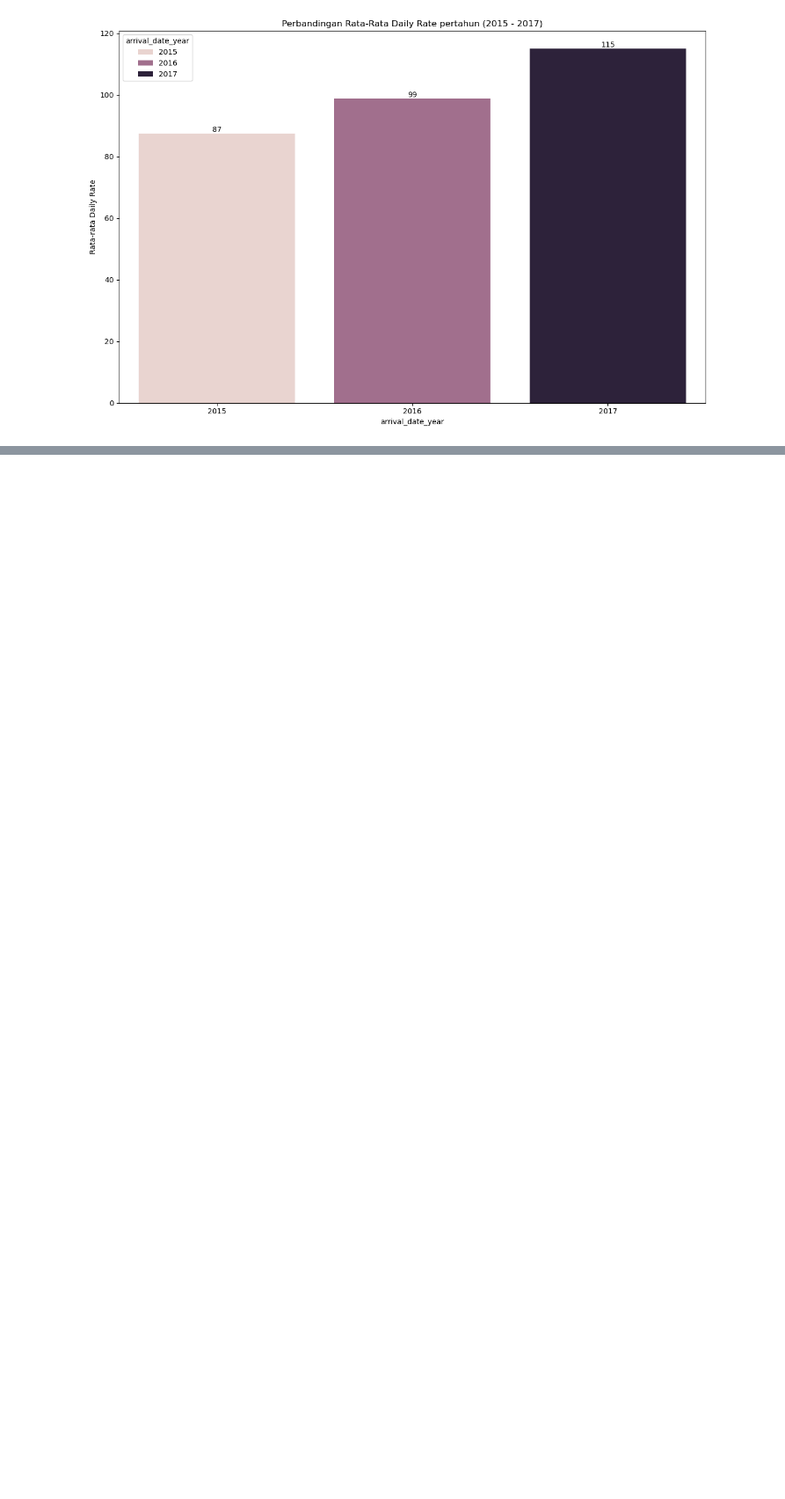
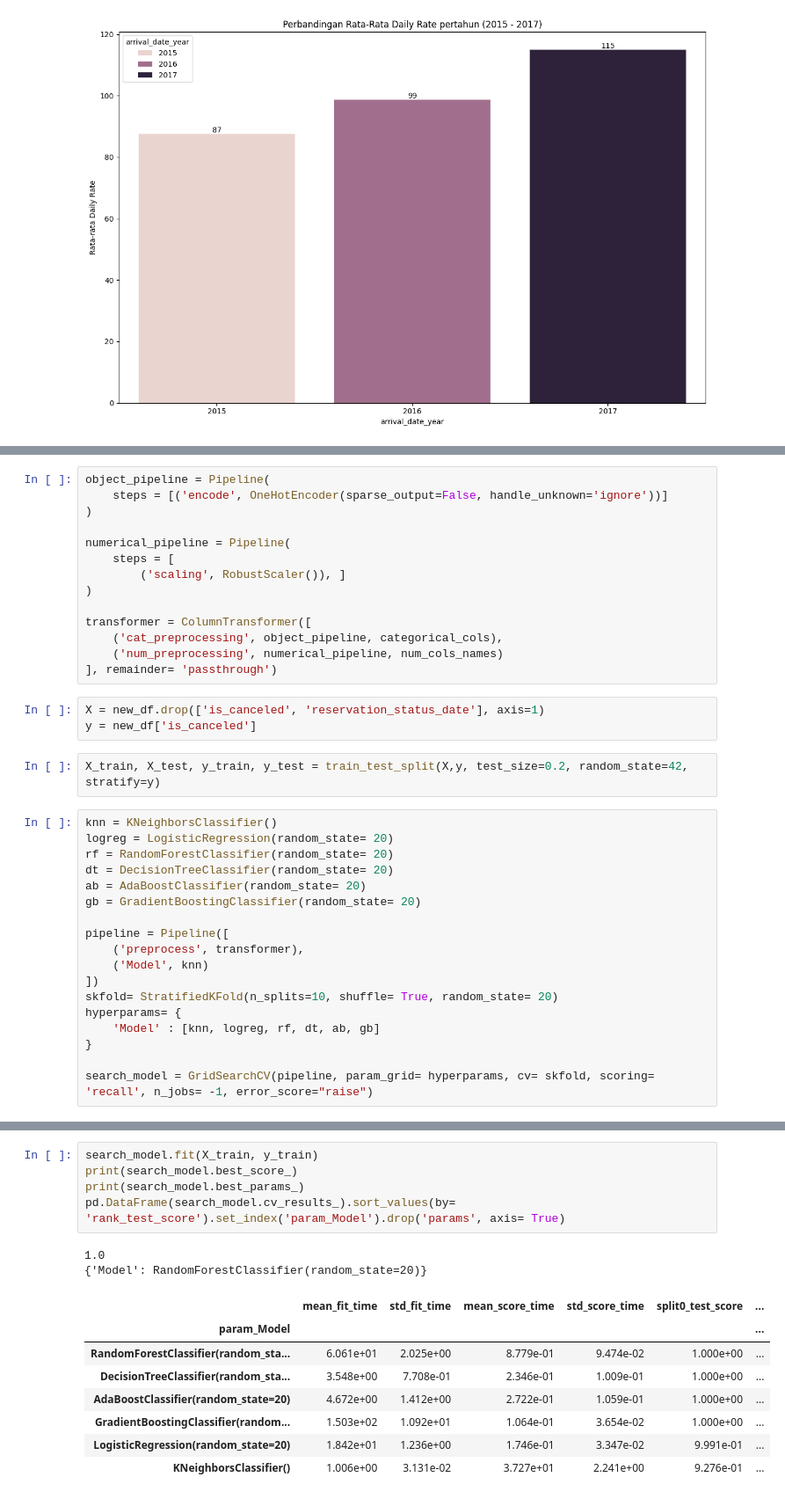
Before and after one commit to alhamfebian/pwdk-final-project-jcds, a Jupyter notebook: HotelDemandBooking.ipynb, the cells around one changed output, grey strips where cells are left out. Shown at 88% size. Saved outputs shown, nothing was run; the diff lists cells and outputs as text; blank space fills up the shorter version.

Commit message:
ngerapihin dan nambah modelling dikit

```diff
--- a/HotelDemandBooking.ipynb
+++ b/HotelDemandBooking.ipynb
@@ -738,0 +771,37 @@ plt.show()
+# %%
+object_pipeline = Pipeline(
+    steps = [('encode', OneHotEncoder(sparse_output=False, handle_unknown='ignore'))]
+)
+
+numerical_pipeline = Pipeline(
+    steps = [
+        ('scaling', RobustScaler()), ]
+)
+
+transformer = ColumnTransformer([
+    ('cat_preprocessing', object_pipeline, categorical_cols),
+    ('num_preprocessing', numerical_pipeline, num_cols_names)
+], remainder= 'passthrough')
+# %%
+X = new_df.drop(['is_canceled', 'reservation_status_date'], axis=1)
+y = new_df['is_canceled']
+# %%
+X_train, X_test, y_train, y_test = train_test_split(X,y, test_size=0.2, random_state=42, stratify=y)
+# %%
+knn = KNeighborsClassifier()
+logreg = LogisticRegression(random_state= 20)
+rf = RandomForestClassifier(random_state= 20)
+dt = DecisionTreeClassifier(random_state= 20)
+ab = AdaBoostClassifier(random_state= 20)
+gb = GradientBoostingClassifier(random_state= 20)
+
+pipeline = Pipeline([
+    ('preprocess', transformer),
+    ('Model', knn)
+])
+skfold= StratifiedKFold(n_splits=10, shuffle= True, random_state= 20)
+hyperparams= {
+    'Model' : [knn, logreg, rf, dt, ab, gb]
+}
+
+search_model = GridSearchCV(pipeline, param_grid= hyperparams, cv= skfold, scoring= 'recall', n_jobs= -1, error_score="raise")
@@ -738,0 +828,16 @@ plt.show()
+# %%
+search_model.fit(X_train, y_train)
+print(search_model.best_score_)
+print(search_model.best_params_)
+pd.DataFrame(search_model.cv_results_).sort_values(by= 'rank_test_score').set_index('param_Model').drop('params', axis= True)
+# %% [output]
+1.0
+{'Model': RandomForestClassifier(random_state=20)}
+|  | mean_fit_time | std_fit_time | mean_score_time | std_score_time | split0_test_score | ... |
+| param_Model |  |  |  |  |  | ... |
+| RandomForestClassifier(random_sta... | 6.061e+01 | 2.025e+00 | 8.779e-01 | 9.474e-02 | 1.000e+00 | ... |
+| DecisionTreeClassifier(random_sta... | 3.548e+00 | 7.708e-01 | 2.346e-01 | 1.009e-01 | 1.000e+00 | ... |
+| AdaBoostClassifier(random_state=20) | 4.672e+00 | 1.412e+00 | 2.722e-01 | 1.059e-01 | 1.000e+00 | ... |
+| GradientBoostingClassifier(random... | 1.503e+02 | 1.092e+01 | 1.064e-01 | 3.654e-02 | 1.000e+00 | ... |
+| LogisticRegression(random_state=20) | 1.842e+01 | 1.236e+00 | 1.746e-01 | 3.347e-02 | 9.991e-01 | ... |
+| KNeighborsClassifier() | 1.006e+00 | 3.131e-02 | 3.727e+01 | 2.241e+00 | 9.276e-01 | ... |
```
Also changed, not shown: parts of 10 cells of this notebook.
